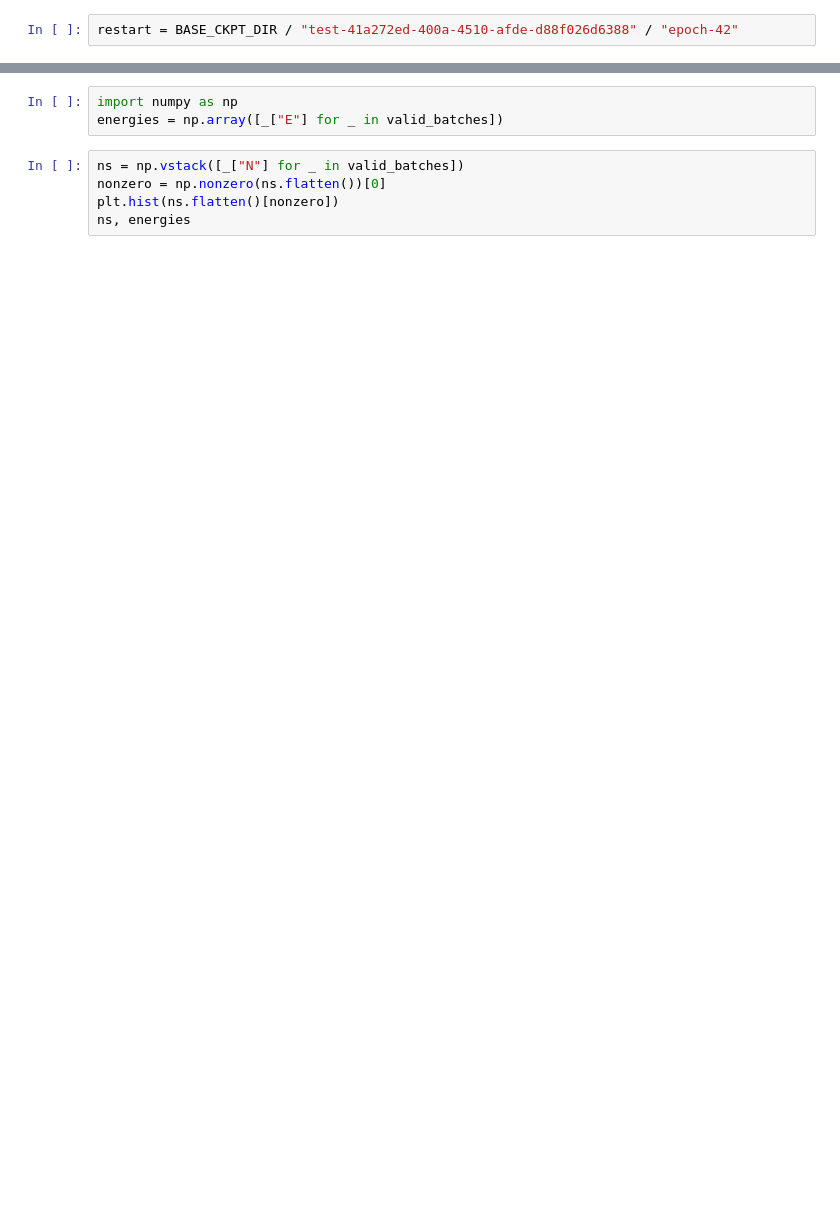
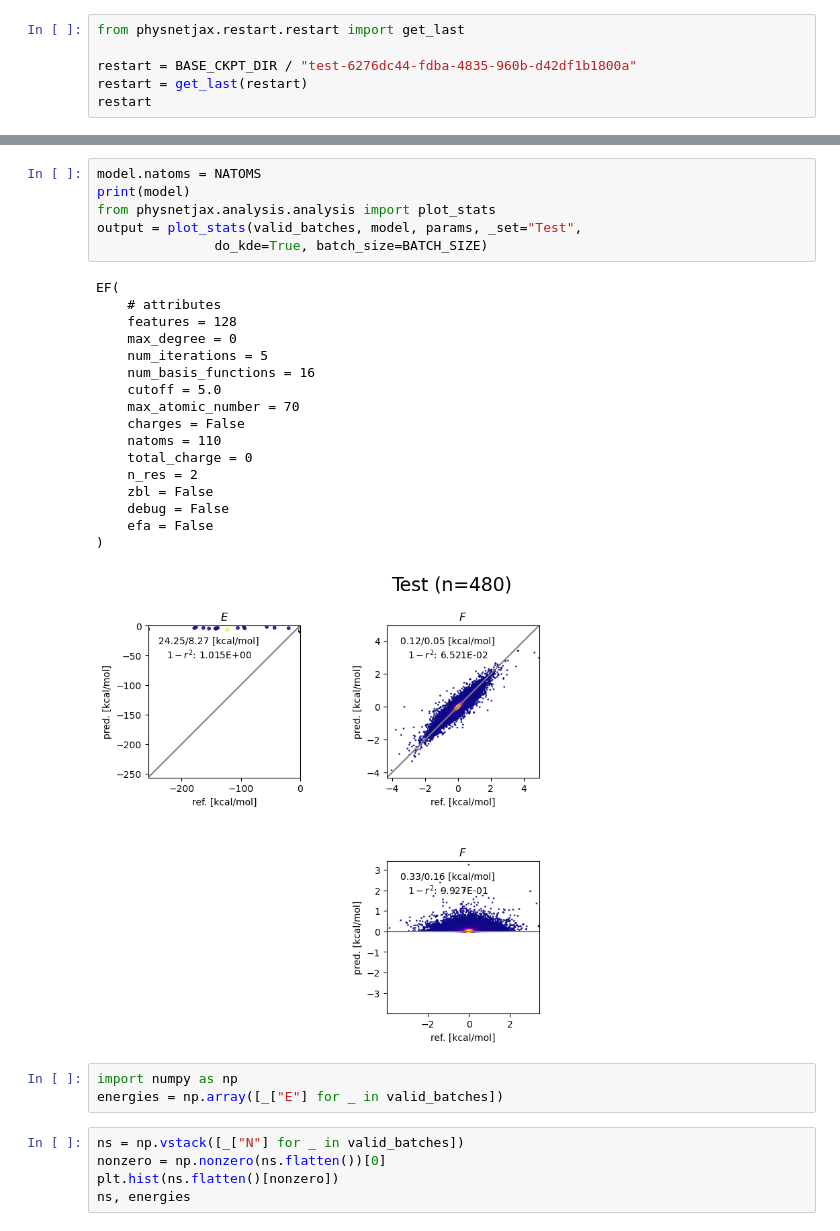
Before and after one commit to EricBoittier/JaxPycharmm, a Jupyter notebook: example_training/spice.ipynb, the cells around one changed output, grey strips where cells are left out. Cells and saved outputs as stored; diff of their text form; blank space fills up the shorter version.

```diff
--- a/example_training/spice.ipynb
+++ b/example_training/spice.ipynb
@@ -250,2 +309,6 @@ valid_batches[0]
 # %%
-restart = BASE_CKPT_DIR / "test-41a272ed-400a-4510-afde-d88f026d6388" / "epoch-42"
+from physnetjax.restart.restart import get_last
+
+restart = BASE_CKPT_DIR / "test-6276dc44-fdba-4835-960b-d42df1b1800a"
+restart = get_last(restart)
+restart
@@ -270,3 +335,27 @@ dict_keys(['opt_state', 'params', 'step'])
+# %%
+model.natoms = NATOMS
+print(model)
+from physnetjax.analysis.analysis import plot_stats
+output = plot_stats(valid_batches, model, params, _set="Test",
+               do_kde=True, batch_size=BATCH_SIZE)
+# %% [output]
+EF(
+    # attributes
+    features = 128
+    max_degree = 0
+    num_iterations = 5
+    num_basis_functions = 16
+    cutoff = 5.0
+    max_atomic_number = 70
+    charges = False
+    natoms = 110
+    total_charge = 0
+    n_res = 2
+    zbl = False
+    debug = False
+    efa = False
+)
+[figure, added]
 # %%
 import numpy as np
 energies = np.array([_["E"] for _ in valid_batches])
```
Also changed, not shown: parts of 16 cells of this notebook, 4 other files.
